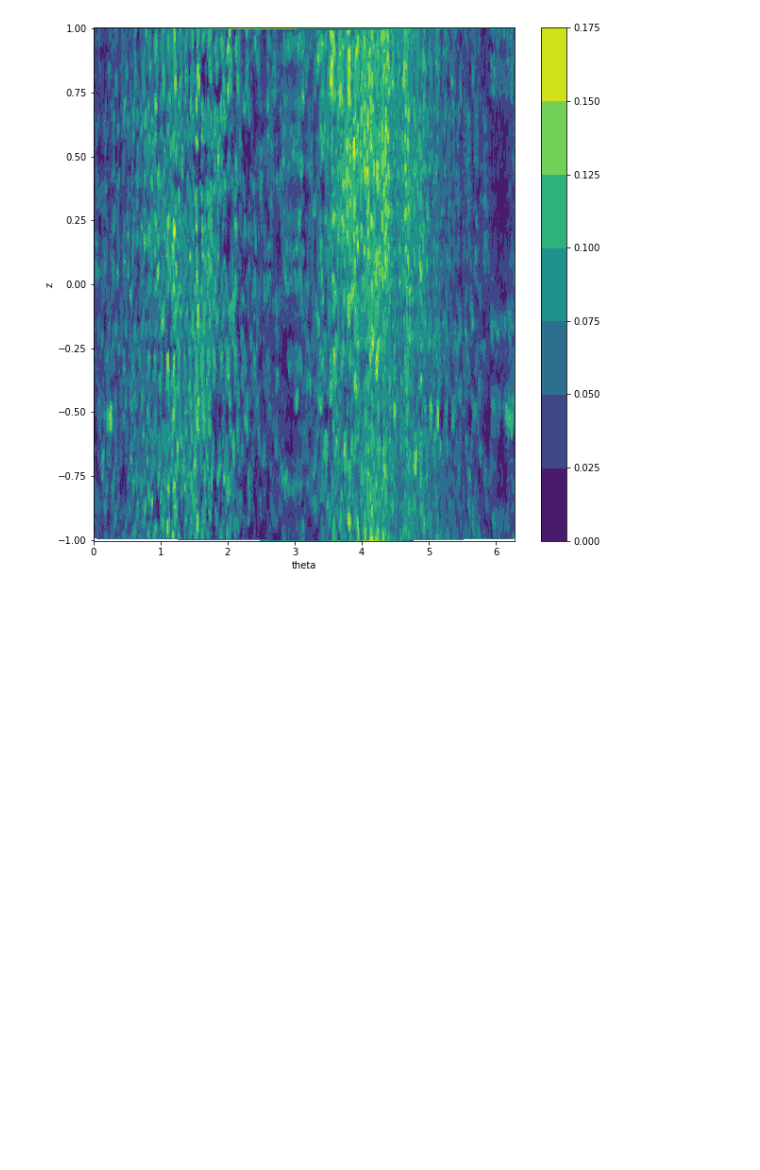
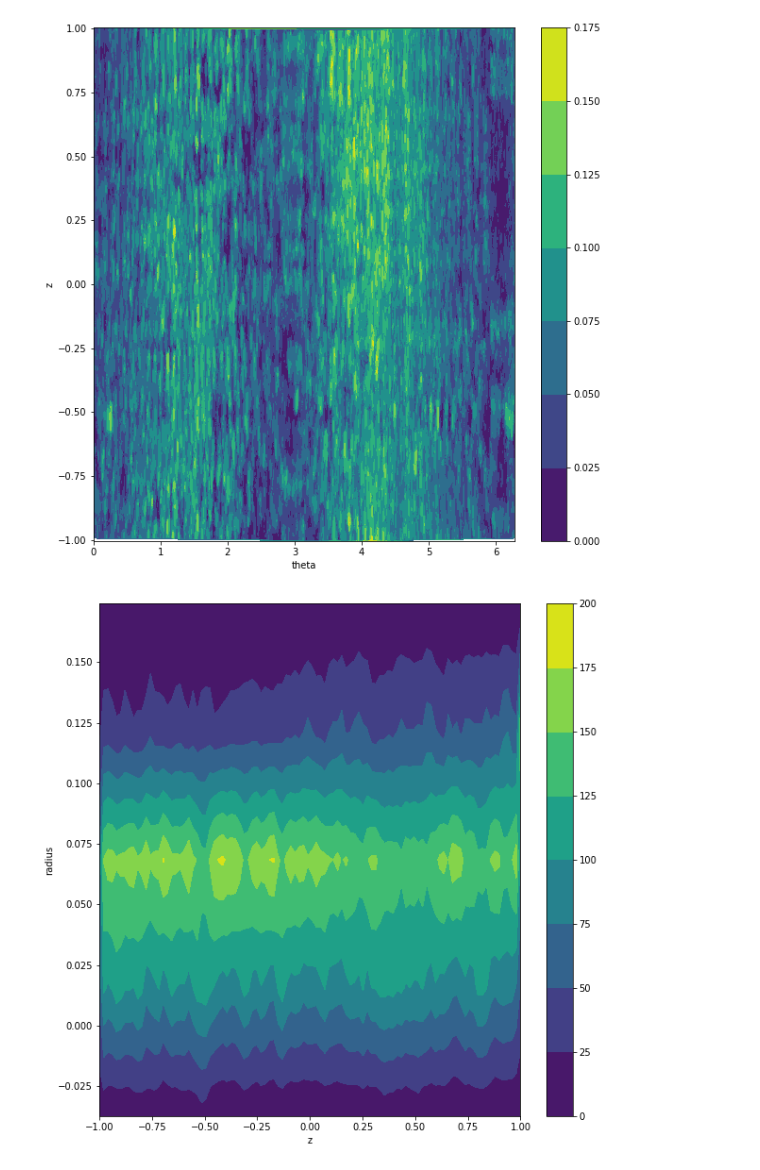
Before and after one commit to rockandsalt/image_segmentation, a Jupyter notebook: process_stack.ipynb, the cells around one changed output. Saved outputs shown, nothing was run; the diff lists cells and outputs as text; code cells hidden in the pictures; blank space fills up the shorter version.

Commit message:
hist
histogram

```diff
--- a/process_stack.ipynb
+++ b/process_stack.ipynb
@@ -130,3 +128,36 @@ ax.set_ylabel("z")
 plt.show()
 # %% [output]
 [figure]
+# %%
+import numpy.ma as ma
+
+norm_pt_cloud_na = np.copy(pt_cloud_cyl)
+norm_pt_cloud_na[:,0] = norm_pt_cloud_na[:,0] - 5.8/2
+
+z_res = 100
+theta_res = 300
+r_res = 5
+
+r_delta_max = np.max(norm_pt_cloud_na[:,0])
+r_delta_min = np.min(norm_pt_cloud_na[:,0])
+zz = np.linspace(-1.00,1.00,z_res)
+
+triang = tri.Triangulation(norm_pt_cloud_na[:,1], norm_pt_cloud_na[:,2])
+interpolator = tri.LinearTriInterpolator(triang, norm_pt_cloud_na[:,0])
+Xi, Yi = np.meshgrid(np.linspace(0,2*np.pi,theta_res), zz)
+r = interpolator(Xi, Yi)
+dist = np.zeros((z_res,r_res))
+
+for i in range(z_res):
+    bined, bin_edge=np.histogram(r[i,:],bins=r_res,range=(r_delta_min,r_delta_max))
+    dist[i] = bined
+# %%
+fig,ax = plt.subplots(figsize=(10,10))
+Zi,bini = np.meshgrid(zz,np.linspace(r_delta_min,r_delta_max,r_res))
+cf = ax.contourf(Zi,bini,dist.T)
+fig.colorbar(cf)
+ax.set_xlabel("z")
+ax.set_ylabel("radius")
+plt.show()
+# %% [output]
+[figure, added]
```
Also changed, not shown: parts of 4 cells of this notebook, 1 other file.
